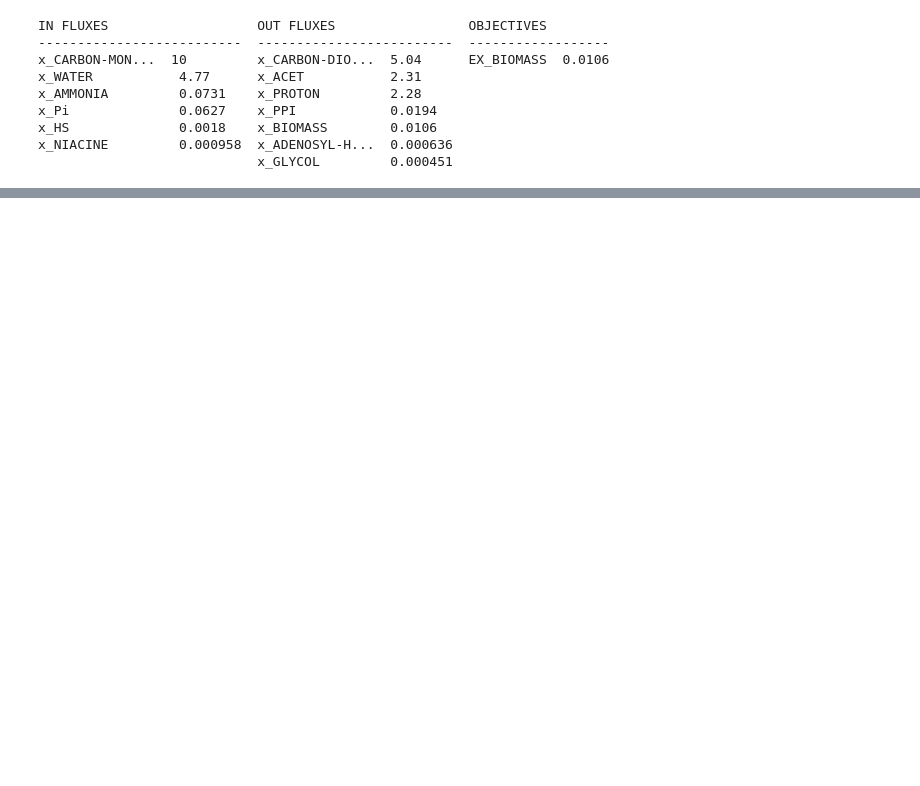
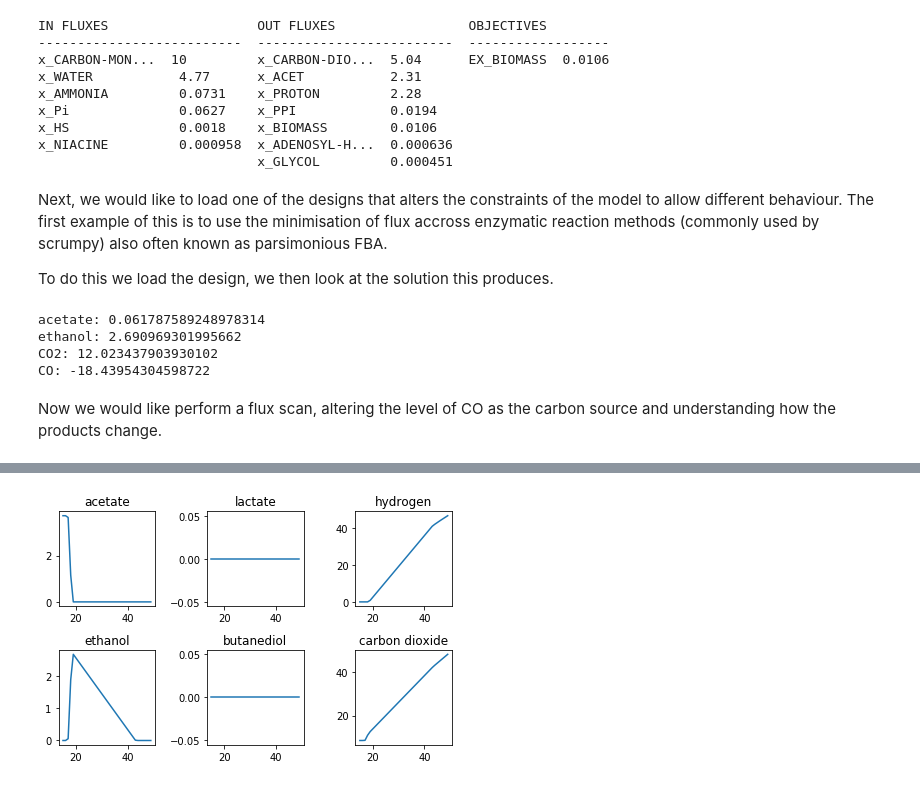
Before and after one commit to SBRCNottingham/caceto_supp, a Jupyter notebook: model_tests.ipynb, the cells around one changed output, grey strips where cells are left out. Drawn from its saved outputs; the diff is of its cells as text; code cells hidden in the pictures; blank space fills up the shorter version.

```diff
--- a/model_tests.ipynb
+++ b/model_tests.ipynb
@@ -90,3 +101,68 @@ x_Pi              0.0627    x_PPI            0.0194
 x_HS              0.0018    x_BIOMASS        0.0106
 x_NIACINE         0.000958  x_ADENOSYL-H...  0.000636
                             x_GLYCOL         0.000451
+# %% [markdown]
+Next, we would like to load one of the designs that alters the constraints of the model to allow different behaviour.
+The first example of this is to use the minimisation of flux accross enzymatic reaction methods (commonly used by scrumpy) also often known as parsimonious FBA.
+
+To do this we load the design, we then look at the solution this produces.
+# %%
+model = project.load_design("fluxm_flux_minimisation")
+sol = model.optimize()
+v = sol.fluxes
+
+print('acetate:',v['EX_ACET'])
+print('ethanol:',v['EX_ETOH'])
+print('CO2:',v['EX_CARBON-DIOXIDE'])
+print('CO:',v['EX_CARBON-MONOXIDE'])
+# %% [output]
+acetate: 0.061787589248978314
+ethanol: 2.690969301995662
+CO2: 12.023437903930102
+CO: -18.43954304598722
+# %% [markdown]
+Now we would like perform a flux scan, altering the level of CO as the carbon source and understanding how the products change.
+# %%
+%matplotlib inline
+from matplotlib import pyplot as plt
+
+model = project.load_design("fluxm_flux_minimisation")
+
+v_acetate = [] ; v_ethanol = [] ; v_lactate = [] ; v_butanediol = [] ; v_hydrogen = [] ; v_CO2 = []
+
+
+co_uptake_range = np.arange(15,50,1) #define range of co uptake fluxes (args: start, stop, step)
+#fba scan
+for co_uptake in co_uptake_range:
+    model.reactions.get_by_id('EX_CARBON-MONOXIDE').bounds = (-co_uptake,-co_uptake)
+    sol = model.optimize()
+    v = sol.fluxes
+    v_acetate.append(v['EX_ACET'])
+    v_ethanol.append(v['EX_ETOH'])
+    v_lactate.append(v['EX_D-LACTATE'])
+    v_butanediol.append(v['EX_BUTANEDIOL'])
+    v_hydrogen.append(v['EX_HYDROGEN-MOLECULE'])
+    v_CO2.append(v['EX_CARBON-DIOXIDE'])
+
+#plot co uptake vs. products
+fig, ax = plt.subplots(2,3)
+ax[0,0].plot(co_uptake_range,v_acetate)
+ax[0,0].set_title('acetate')
+
+ax[1,0].plot(co_uptake_range,v_ethanol)
+ax[1,0].set_title('ethanol')
+
+ax[0,1].plot(co_uptake_range,v_lactate)
+ax[0,1].set_title('lactate')
+
+ax[1,1].plot(co_uptake_range,v_butanediol)
+ax[1,1].set_title('butanediol')
+
+ax[0,2].plot(co_uptake_range,v_hydrogen)
+ax[0,2].set_title('hydrogen')
+
+ax[1,2].plot(co_uptake_range,v_CO2)
+ax[1,2].set_title('carbon dioxide')
+
+plt.tight_layout()
+# %% [output]
@@ -92,0 +170 @@ x_NIACINE         0.000958  x_ADENOSYL-H...  0.000636
+[figure, added]
```
Also changed, not shown: parts of 12 cells of this notebook.
